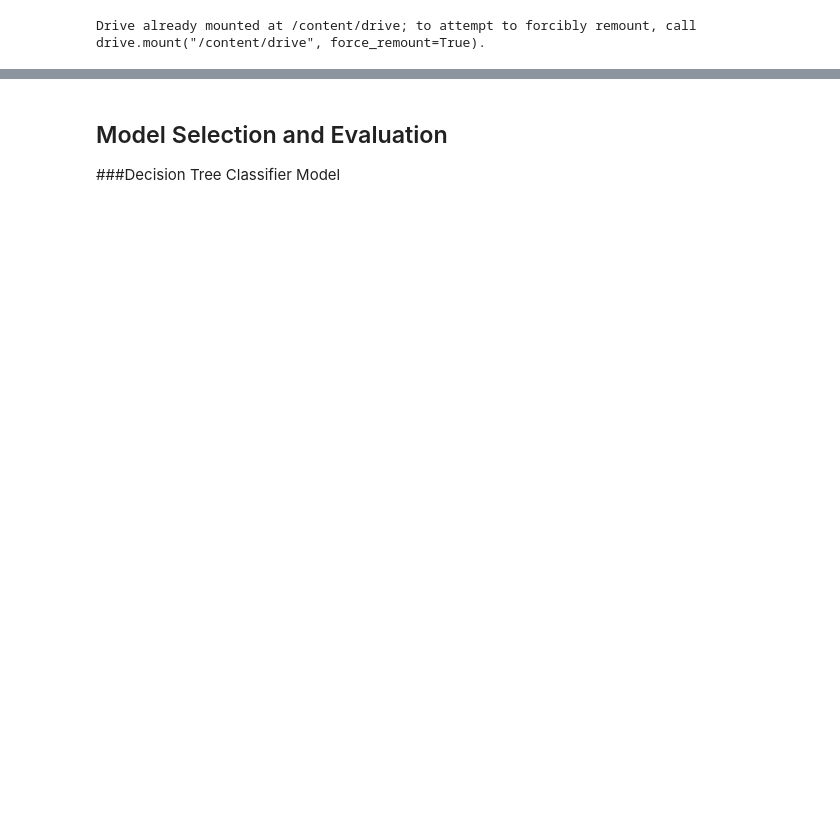
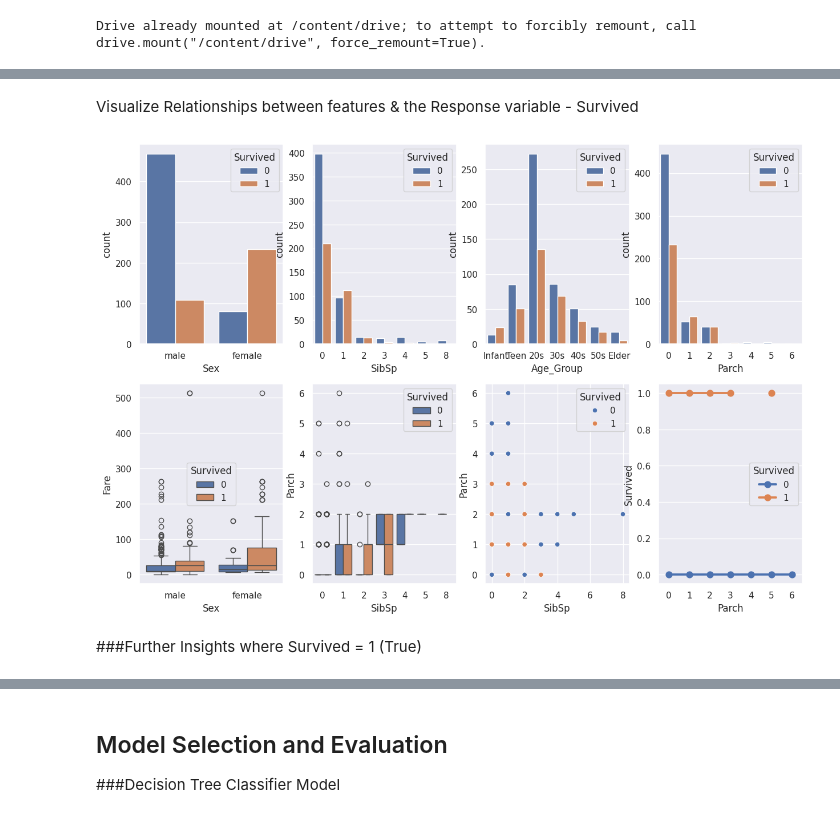
Before and after one commit to mwang-cmn/Titanic-Survivor-Prediction-in-Python, a Jupyter notebook: Titanic_Disaster_Prediction_Survival_Rate.ipynb, the cells around one changed output, grey strips where cells are left out. Saved outputs shown, nothing was run; the diff lists cells and outputs as text; code cells hidden in the pictures; blank space fills up the shorter version.

```diff
--- a/Titanic_Disaster_Prediction_Survival_Rate.ipynb
+++ b/Titanic_Disaster_Prediction_Survival_Rate.ipynb
@@ -251,0 +126,19 @@ survived_data = titanic_data.query("Survived == 1")
+# %% [markdown]
+Visualize Relationships between features & the Response variable - Survived
+# %%
+#plot the relationships between features
+fig, ax = plt.subplots(2,4, figsize=(15,10))
+sns.countplot(data=titanic, x="Sex", hue="Survived", ax=ax[0,0])
+sns.countplot(data=titanic, x="SibSp", hue="Survived", ax=ax[0,1])
+sns.countplot(data=titanic, x="Age_Group", hue="Survived", ax=ax[0,2])
+sns.countplot(data=titanic, x="Parch", hue="Survived", ax=ax[0,3])
+sns.boxplot(data=titanic, x="Sex", y="Fare", hue="Survived", ax=ax[1,0])
+sns.boxplot(data=titanic, x="SibSp", y="Parch", hue="Survived", ax=ax[1,1])
+sns.scatterplot(data=titanic, x="SibSp", y="Parch", hue="Survived", ax=ax[1,2])
+sns.pointplot(data=titanic, x="Parch", y="Survived", hue="Survived", ax=ax[1,3])
+
+plt.show()
+# %% [output]
+[figure, added]
+# %% [markdown]
+###Further Insights where Survived = 1 (True)
```
Also changed, not shown: parts of 55 cells of this notebook.
